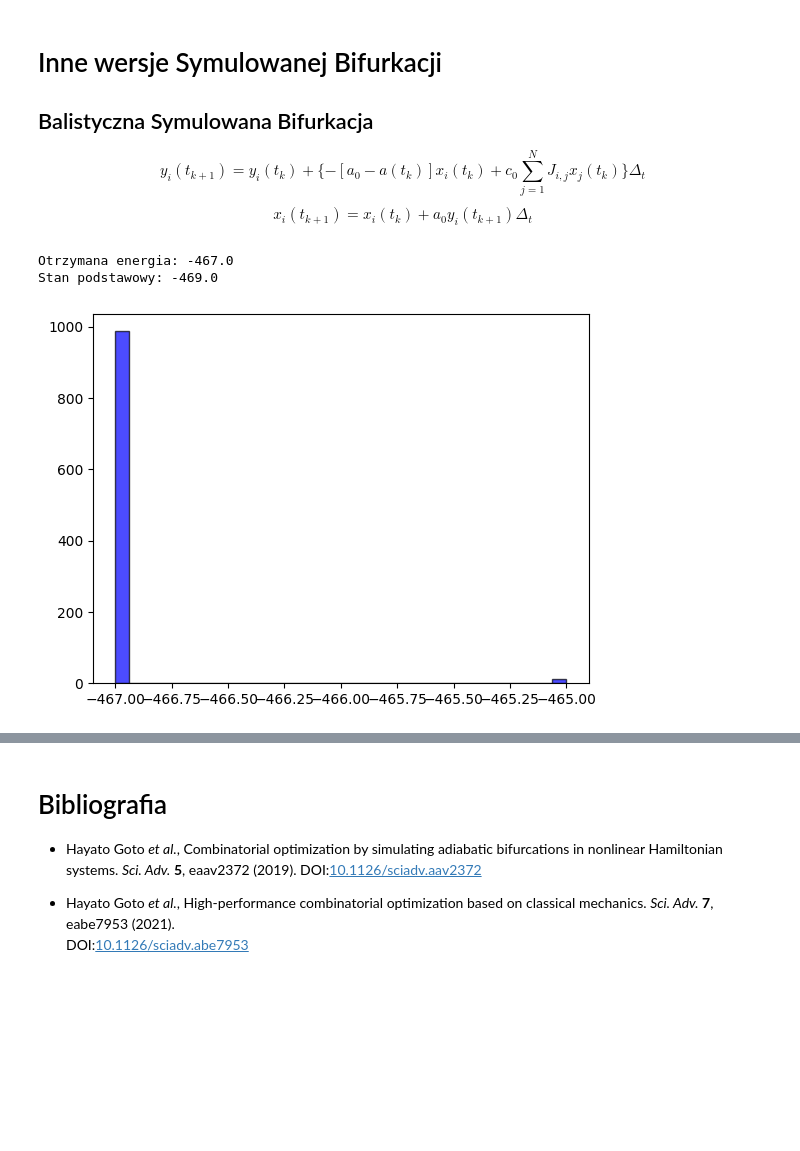
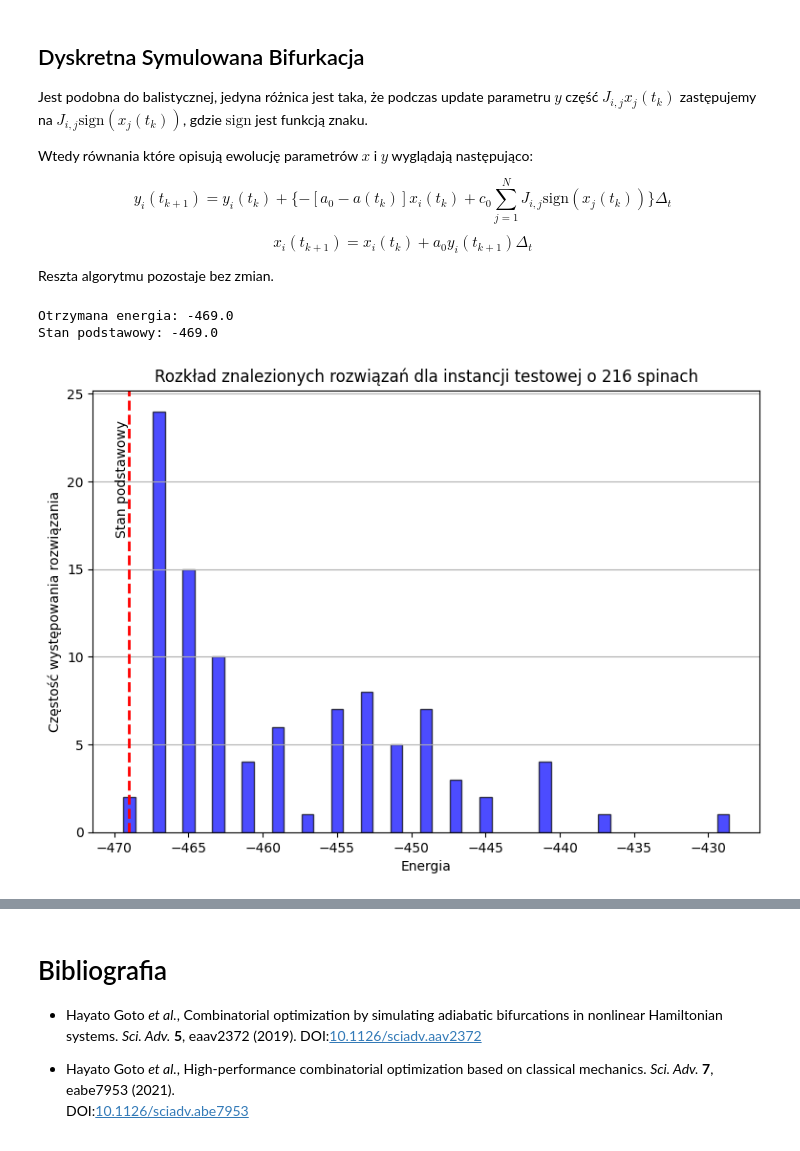
Before and after one commit to iitis/AkademiaSztukiKwantowej, a Jupyter notebook: classical_and_quantum_annealing/Algorytm_symulowanej_bifurkacji.ipynb, the cells around one changed output, grey strips where cells are left out. Drawn from its saved outputs; the diff is of its cells as text; code cells hidden in the pictures; blank space fills up the shorter version.

```diff
--- a/classical_and_quantum_annealing/Algorytm_symulowanej_bifurkacji.ipynb
+++ b/classical_and_quantum_annealing/Algorytm_symulowanej_bifurkacji.ipynb
@@ -59,10 +0,0 @@ def simulated_bifurcation(J, h, num_steps, time_step, M, trajectories,
-# %%
-from funkcje_pomocnicze import read_instance, small_pegasus
-J, h = read_instance(small_pegasus.path)
-nstep = 500
-time_step = 0.1
-M = 4
-
-_, energy = simulated_bifurcation(J, h, nstep, time_step, M, 1)
-
-print(energy)
@@ -72,12 +138,16 @@ print(energy)
 # %% [markdown]
-# Inne wersje Symulowanej Bifurkacji
+## Dyskretna Symulowana Bifurkacja
 
-## Balistyczna Symulowana Bifurkacja
+Jest podobna do balistycznej, jedyna różnica jest taka, że podczas update parametru $y$ część $J_{i,j}x_j(t_k)$ zastępujemy na $J_{i,j}\text{sign}(x_j(t_k))$, gdzie $\text{sign}$ jest funkcją znaku.
+
+Wtedy równania które opisują ewolucję parametrów $x$ i $y$ wyglądają następująco:
 
 $$
-y_i(t_{k+1}) = y_i(t_k) + \{-[a_0 - a(t_k)]x_i(t_k) + c_0 \sum_{j=1}^N J_{i,j}x_j(t_k) \}\Delta_t
+y_i(t_{k+1}) = y_i(t_k) + \{-[a_0 - a(t_k)]x_i(t_k) + c_0 \sum_{j=1}^N J_{i,j}\text{sign}(x_j(t_k)) \}\Delta_t
 $$
 $$
 x_i(t_{k+1}) = x_i(t_k) + a_0 y_i(t_{k+1})\Delta_t
 $$
+
+Reszta algorytmu pozostaje bez zmian.
 # %%
@@ -134,20 +194,36 @@ def balistic_simulated_bifurcation(J, h, num_steps, time_step, num_trajectories:
     x = np.sign(x)
     return x, calculate_energy_matrix(J, h, x)
 # %%
+# Test na małym przykładzie z 216 spinami
+# Balistyczna symulowana Bifurkacja
+
+import numpy as np
 import matplotlib.pyplot as plt
 from funkcje_pomocnicze import read_instance, test_pegasus
 
 J, h = read_instance(test_pegasus.path, convention="minus_half")
 
-states, energies = balistic_simulated_bifurcation(J, h, num_steps=200, time_step=0.25, num_trajectories=1000, a_0=1, c_0_scaling=0.7)
+states, energies = discrete_simulated_bifurcation(J, h, num_steps=200, time_step=0.5, num_trajectories=100, a_0=1, c_0_scaling=0.7)
 
 print(f"Otrzymana energia: {min(energies)}")
 print(f"Stan podstawowy: {test_pegasus.best_energy}")
 
+unique_values, counts = np.unique(energies, return_counts=True)
 
-plt.hist(energies, bins=32, color='blue', edgecolor='black', alpha=0.7)
+
+plt.figure(figsize=(9, 6))
+plt.bar(unique_values, counts, color='blue', edgecolor='black', alpha=0.7)
+#plt.xticks(energies)
+plt.axvline(x=test_pegasus.best_energy, color='red', linestyle='--', linewidth=2)
+plt.text(test_pegasus.best_energy, plt.ylim()[1]*0.8, 'Stan podstawowy', color='black', rotation=90,
+         verticalalignment='center', horizontalalignment='right')
+
+plt.xlabel("Energia")
+plt.ylabel("Częstość występowania rozwiązania")
+plt.title("Rozkład znalezionych rozwiązań dla instancji testowej o 216 spinach")
+plt.grid(axis="y")
 plt.show()
 # %% [output]
-Otrzymana energia: -467.0
+Otrzymana energia: -469.0
 Stan podstawowy: -469.0
-[figure, old version]
+[figure, new version]
```
Also changed, not shown: parts of 19 cells of this notebook, 2 other files.
